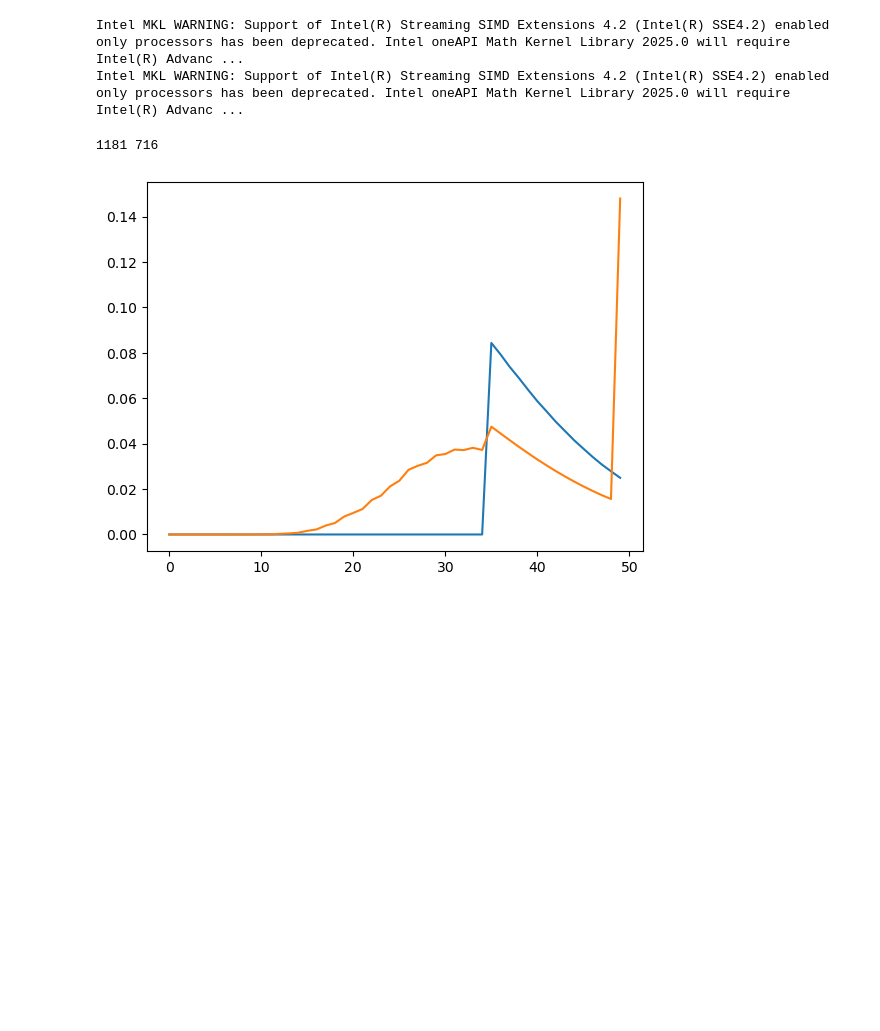
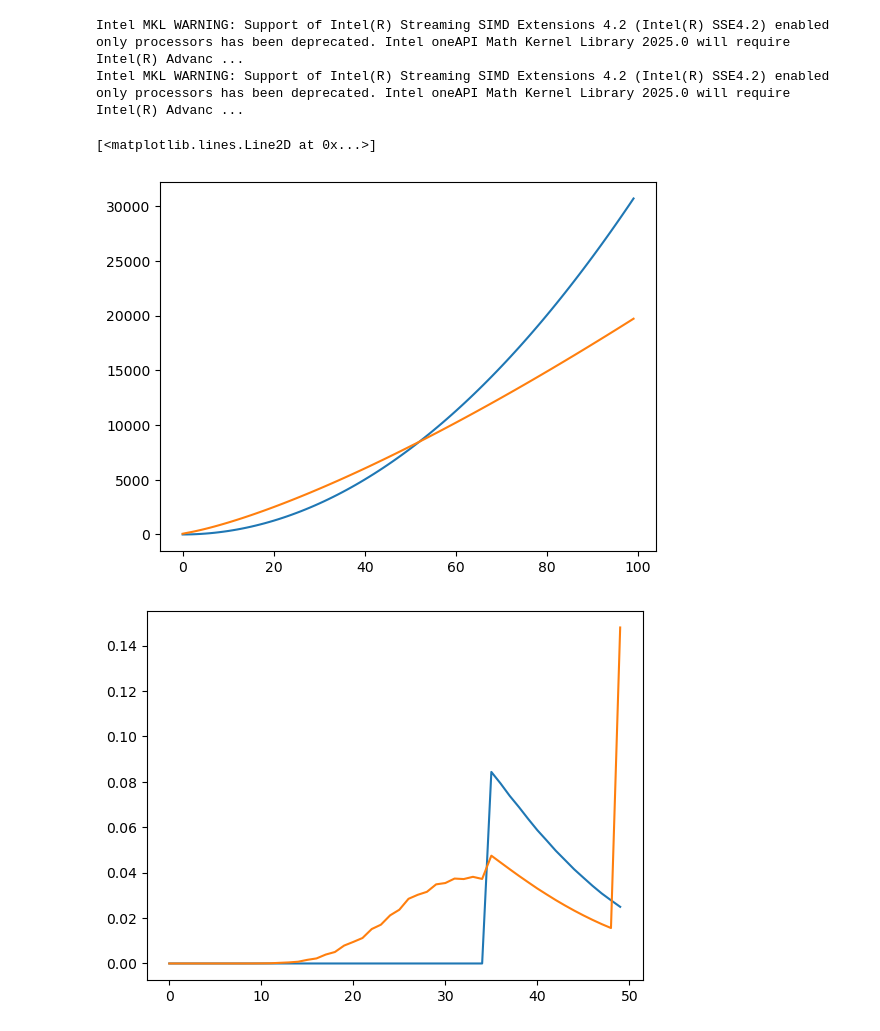
Before and after one commit to megretj/qpepcca, a Jupyter notebook: random_test.ipynb, the cells around one changed output. Saved outputs shown, nothing was run; the diff lists cells and outputs as text; code cells hidden in the pictures; blank space fills up the shorter version.

```diff
--- a/random_test.ipynb
+++ b/random_test.ipynb
@@ -10,13 +10,22 @@ Intel MKL WARNING: Support of Intel(R) Streaming SIMD Extensions 4.2 (Intel(R) S
 Intel MKL WARNING: Support of Intel(R) Streaming SIMD Extensions 4.2 (Intel(R) SSE4.2) enabled only processors has been deprecated. Intel oneAPI Math Kernel Library 2025.0 will require Intel(R) Advanc ...
 # %%
 hyb = CCA_MarkovChain_Hybla_discrete(packet_err=0.0006,beta=0.5,N=100,C =1000, RTT_est=0.2, RTT_real = 0.5, RTT0=0.1)
-cub = CCA_MarkovChain_CUBIC_new(packet_err = 0.0006, beta=0.5,N=100,C =1000, RTT_est=0.2, RTT_real = 0.5)
+cub = CCA_MarkovChain_CUBIC_new(packet_err = 0.0006, beta=0.5,N=100,C =1000, RTT_est=0., RTT_real = 0.5,alpha=0.001)
 
-a = 10
-b = 20
-print(hyb.D(hyb.a[int(a/2)],hyb.a[b]), cub.D(cub.a[a],cub.a[b]))
+a = 1
+d = np.zeros(100)
+dc = np.zeros(100)
+for i,ai in enumerate(hyb.a):
+    d[i] = hyb.D(1,ai)
+for i,ai in enumerate(cub.a):
+    dc[i] = cub.D(2,ai)
+plt.plot(d)
+plt.plot(dc)
+
+#print(hyb.D(hyb.a[int(a/2)],hyb.a[b]), cub.D(cub.a[a],cub.a[b]))
 # %% [output]
-1181 716
+[<matplotlib.lines.Line2D at 0x...>]
+[figure, added]
 # %%
 hyb = CCA_MarkovChain_Hybla_discrete(packet_err=0.0006,beta=0.7,N=50,C =1000, RTT_est=0.2, RTT_real = 0.21, RTT0=0.1)
 
```
